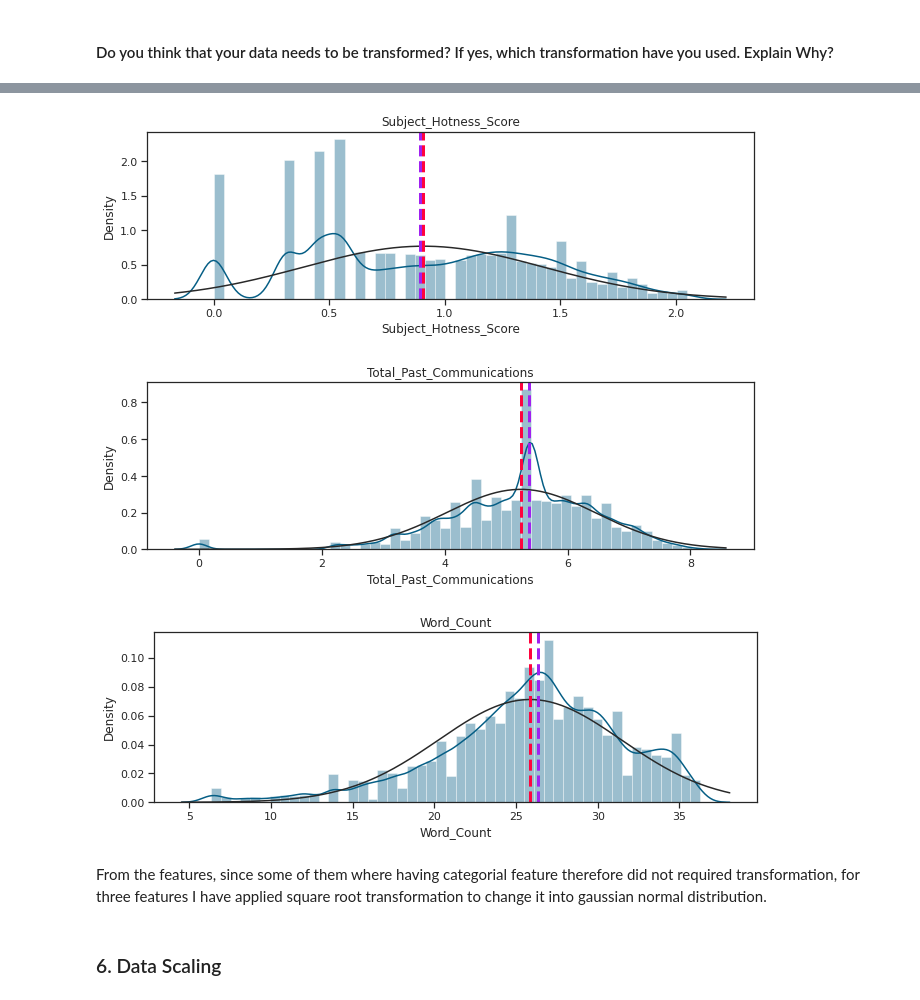
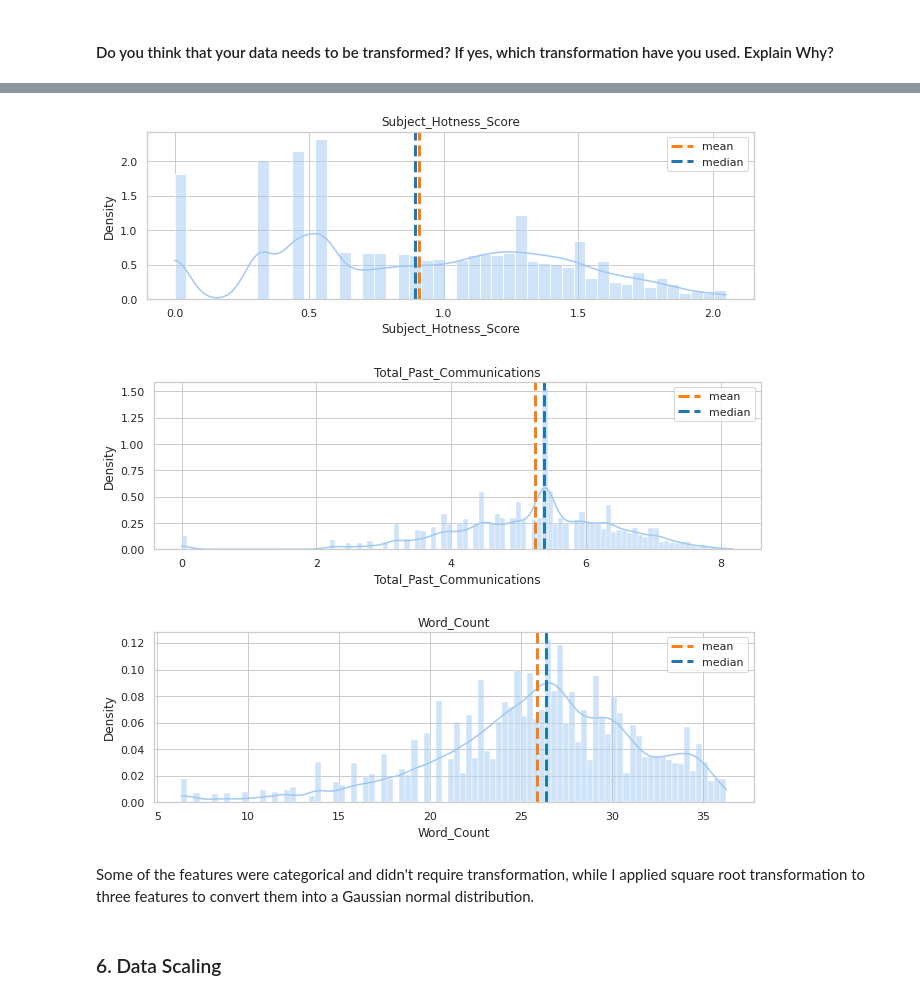
Before and after one commit to shyamsgadekar/Email_Campaign_Effectiveness_Prediction_shyam_gadekar, a Jupyter notebook: Email_Campaign_Effectiveness_Prediction_shyam_gadekar.ipynb, the cells around one changed output, grey strips where cells are left out. Drawn from its saved outputs; the diff is of its cells as text; code cells hidden in the pictures.

```diff
--- a/Email_Campaign_Effectiveness_Prediction_shyam_gadekar.ipynb
+++ b/Email_Campaign_Effectiveness_Prediction_shyam_gadekar.ipynb
@@ -1647,6 +1647,6 @@ correlation(df_removed_var,0.6)
 # %%
 #dropping highly correlated values
-df_removed=df_removed_var.drop(['Email_Campaign_Type_2','Customer_Location_G','Email_Source_Type'],axis=1)
-df_removed.shape
+df_new=df_removed_var.drop(['Email_Campaign_Type_2','Customer_Location_G'],axis=1)
+df_new.shape
 # %% [output]
 (68353, 16)
@@ -1805,15 +1789,23 @@ Skew Symmetric Distributed Features : - ['Email_Type', 'Subject_Hotness_Score',
 # %%
+!pip install seaborn matplotlib
+
 #vizualization
-for variable in non_symmetric_feature:
+from scipy.stats import *
+from scipy import stats
+
+for variable in non_symmetric_features:
   sns.set_context('notebook')
   plt.figure(figsize=(14,5))
-  plt.subplot(1,2,1)   #means 1 row, 2 Columns and 1st plot
-  df_removed[variable].hist(bins=30)
+  plt.subplot(1,2,1)
+  sns.histplot(data=df_new, x=variable, bins=30, kde=True, color='blue')
+  plt.title(variable)
 
   ##QQ plot
   plt.subplot(1,2,2)
-  stats.probplot(df_removed[variable], dist='norm',plot=plt)
+  stats.probplot(df_new[variable], dist='norm',plot=plt)
   plt.title(variable)
+  sns.set_style('darkgrid')
+  sns.color_palette("viridis")
   plt.show()
   print('='*120)
 # %% [output]
@@ -1833,21 +1825,25 @@ for variable in non_symmetric_feature:
 # %%
 for col in ['Subject_Hotness_Score','Total_Past_Communications','Word_Count']:
-  df_removed[col]=np.sqrt(df_removed[col])
+  df_new[col]=np.sqrt(df_new[col])
 # %%
-for i,col in enumerate(['Subject_Hotness_Score','Total_Past_Communications','Word_Count']) :
+sns.set_style('whitegrid')
+sns.set_palette('pastel')
+
+for i,col in enumerate(['Subject_Hotness_Score','Total_Past_Communications','Word_Count']):
     plt.figure(figsize = (18,18))
-    plt.subplot(6,2,i+1);
-    sns.distplot(df_removed[col], color = '#055E85', fit = norm);
-    feature = df_removed[col]
-    plt.axvline(feature.mean(), color='#ff033e', linestyle='dashed', linewidth=3,label= 'mean');  #red
-    plt.axvline(feature.median(), color='#A020F0', linestyle='dashed', linewidth=3,label='median'); #cyan
-    plt.title(f'{col.title()}');
-    plt.tight_layout();
+    plt.subplot(6,2,i+1)
+    sns.histplot(df_new[col], kde=True, stat='density')
+    feature = df_new[col]
+    plt.axvline(feature.mean(), color='#ff7f0e', linestyle='dashed', linewidth=3, label='mean')
+    plt.axvline(feature.median(), color='#1f77b4', linestyle='dashed', linewidth=3, label='median')
+    plt.title(f'{col.title()}')
+    plt.legend(loc='best')
+    plt.tight_layout()
 # %% [output]
-[figure, old version]
+[figure, new version]
-[figure, old version]
+[figure, new version]
-[figure, old version]
+[figure, new version]
-# %% [markdown]
-From the features, since some of them where having categorial feature therefore did not required transformation, for three features I have applied square root transformation to change it into gaussian normal distribution.
+# %% [markdown]
+Some of the features were categorical and didn't require transformation, while I applied square root transformation to three features to convert them into a Gaussian normal distribution.
 # %% [markdown]
 ### 6. Data Scaling
```
Also changed, not shown: parts of 32 cells of this notebook.
